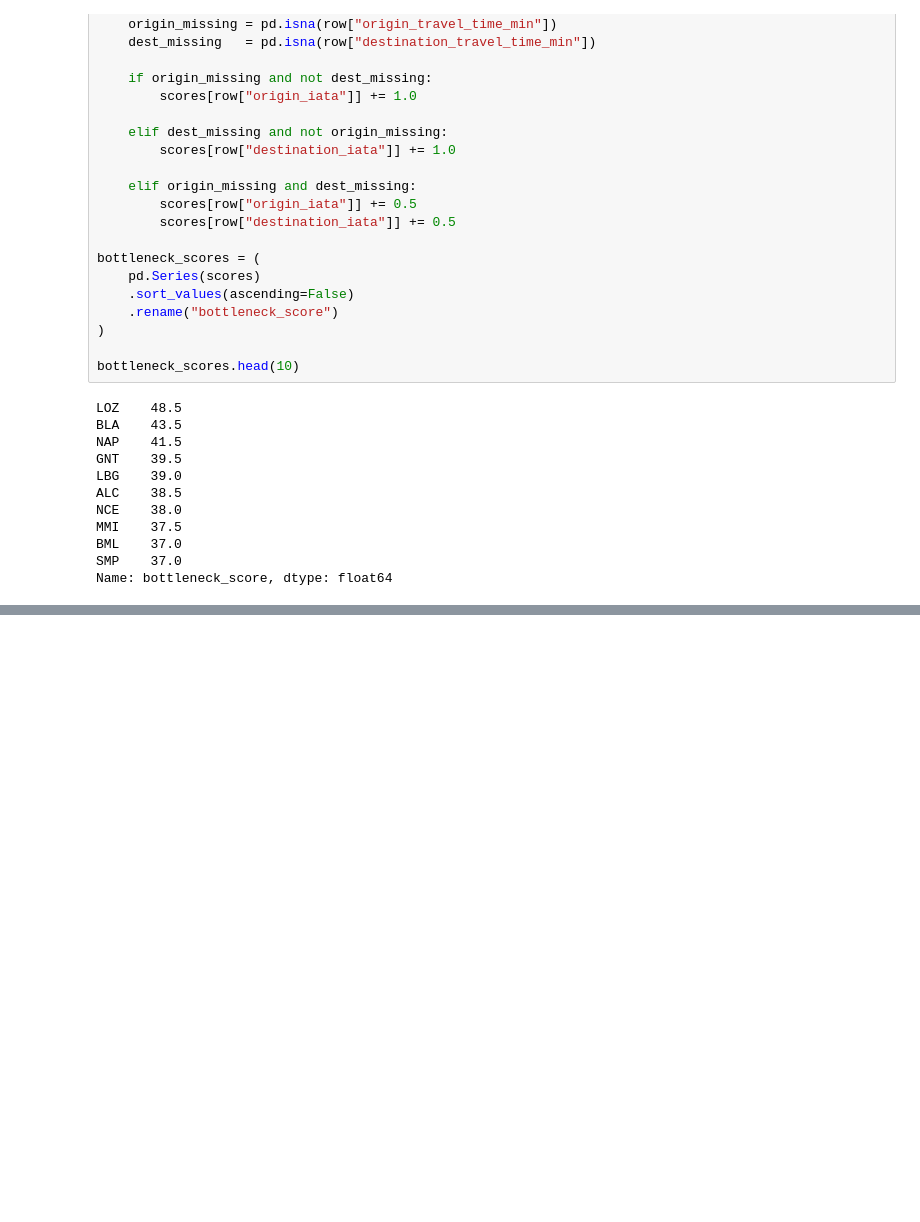
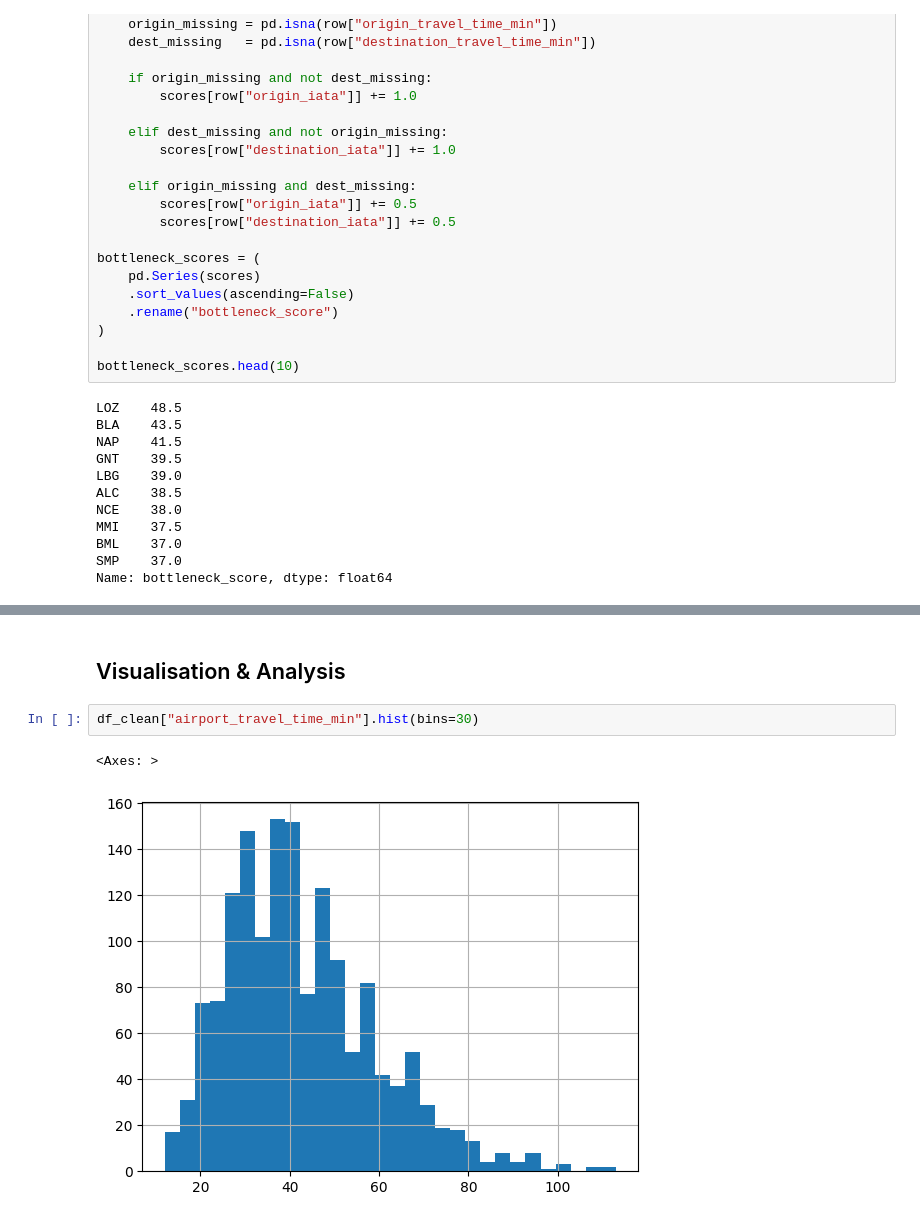
Before and after one commit to PhilippS01/ExDEx-A2, a Jupyter notebook: src/Q3_Analysis.ipynb, the cells around one changed output, grey strips where cells are left out. Cells and saved outputs as stored; diff of their text form; blank space fills up the shorter version.

```diff
--- a/src/Q3_Analysis.ipynb
+++ b/src/Q3_Analysis.ipynb
@@ -442,0 +441,7 @@ df_joined.dropna()
+# %% [markdown]
+## Visualisation & Analysis
+# %%
+df_clean["airport_travel_time_min"].hist(bins=30)
+# %% [output]
+<Axes: >
+[figure, added]
```
Also changed, not shown: parts of 12 cells of this notebook.
